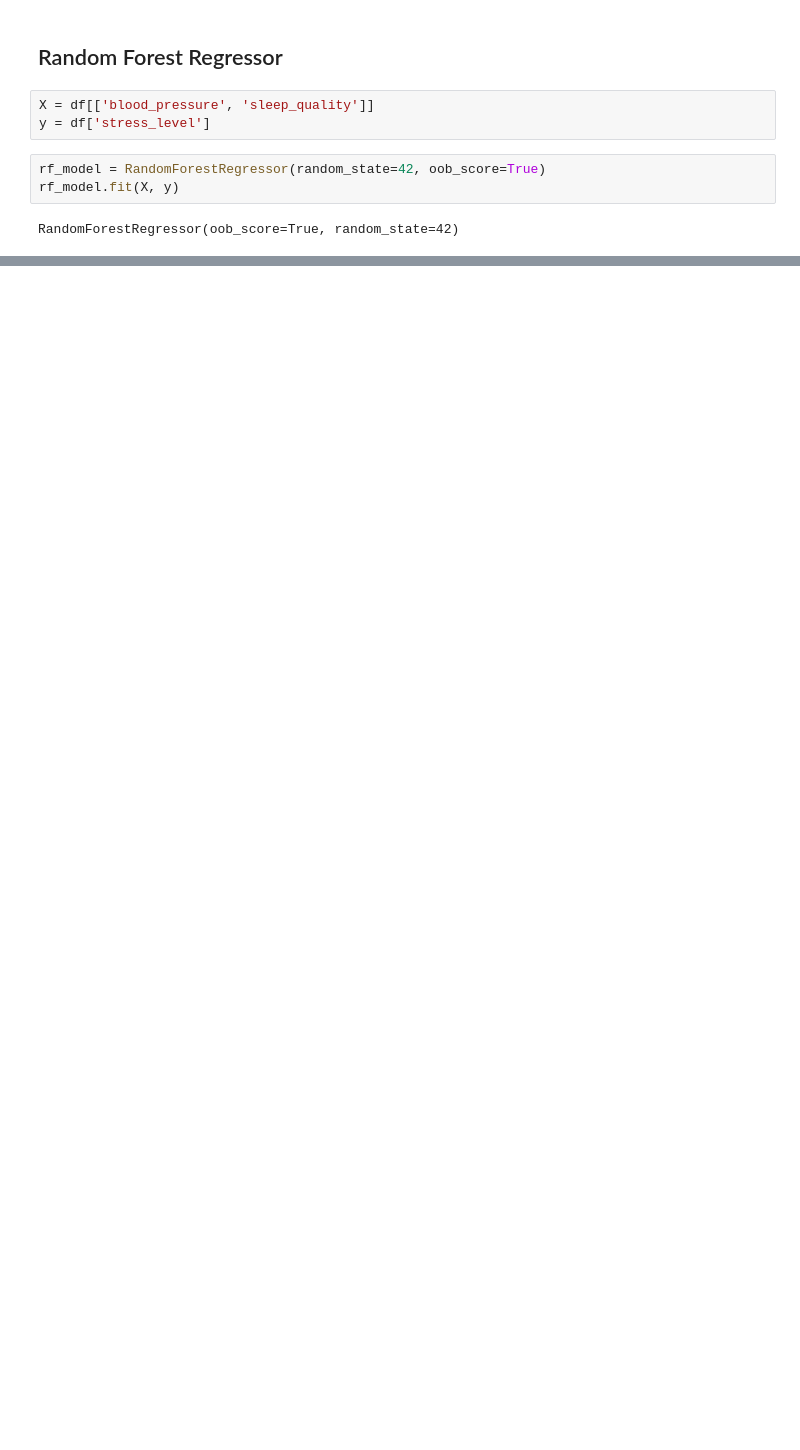
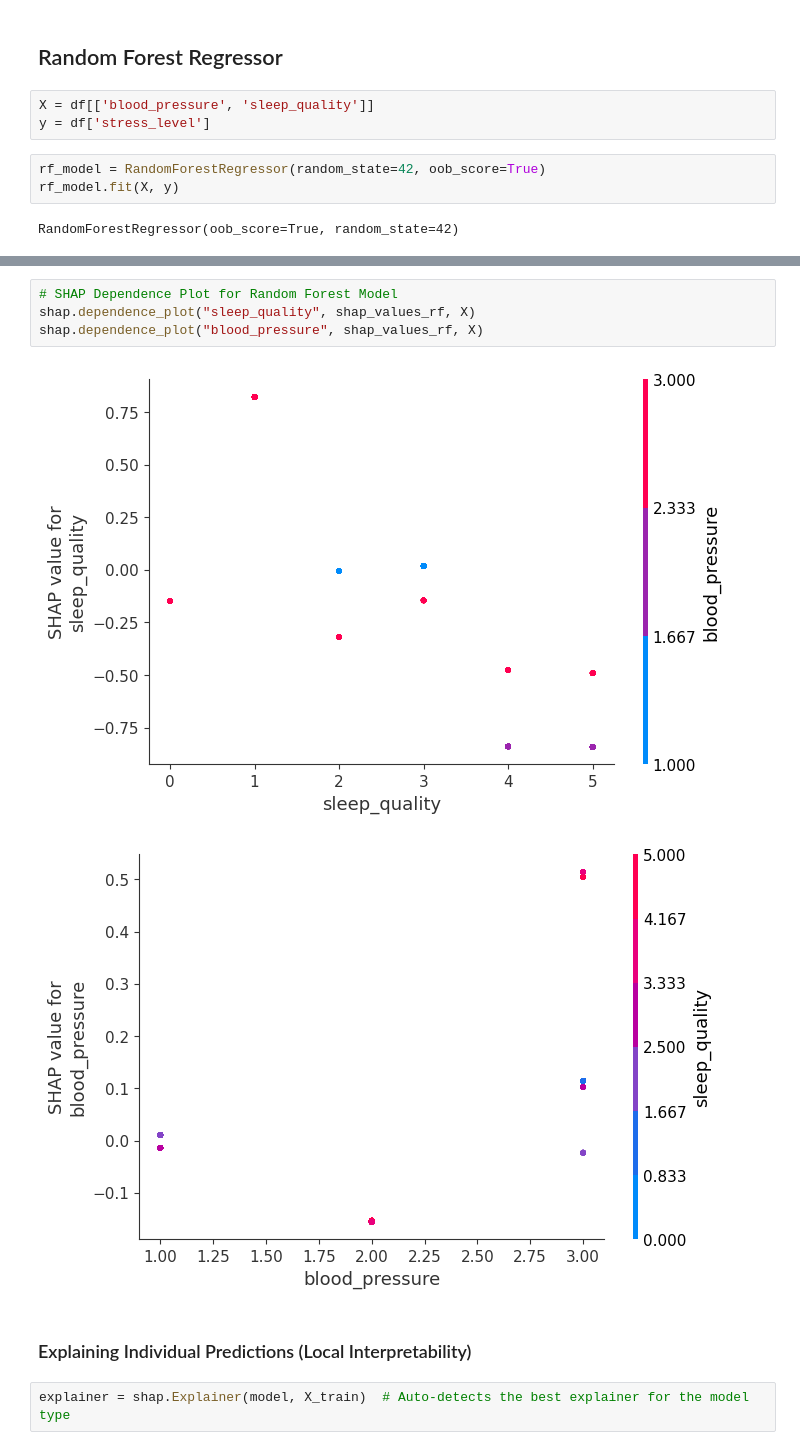
Before and after one commit to esoto15/health-monitoring, a Jupyter notebook: main.ipynb, the cells around one changed output, grey strips where cells are left out. Saved outputs shown, nothing was run; the diff lists cells and outputs as text; blank space fills up the shorter version.

```diff
--- a/main.ipynb
+++ b/main.ipynb
@@ -163,0 +279,11 @@ RandomForestRegressor(oob_score=True, random_state=42)
+# %%
+# SHAP Dependence Plot for Random Forest Model
+shap.dependence_plot("sleep_quality", shap_values_rf, X)
+shap.dependence_plot("blood_pressure", shap_values_rf, X)
+# %% [output]
+[figure, added]
+[figure, added]
+# %% [markdown]
+### Explaining Individual Predictions (Local Interpretability)
+# %%
+explainer = shap.Explainer(model, X_train)  # Auto-detects the best explainer for the model type
```
Also changed, not shown: parts of 26 cells of this notebook.
